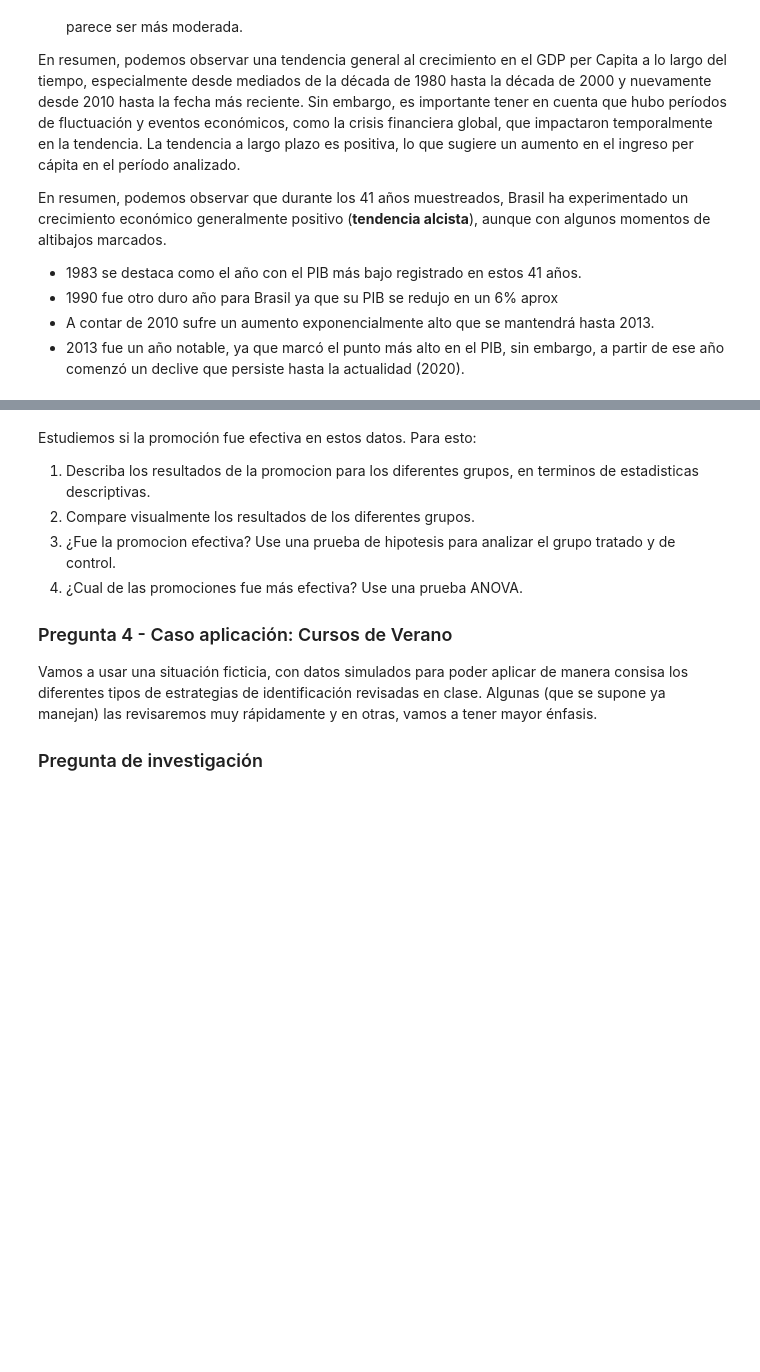
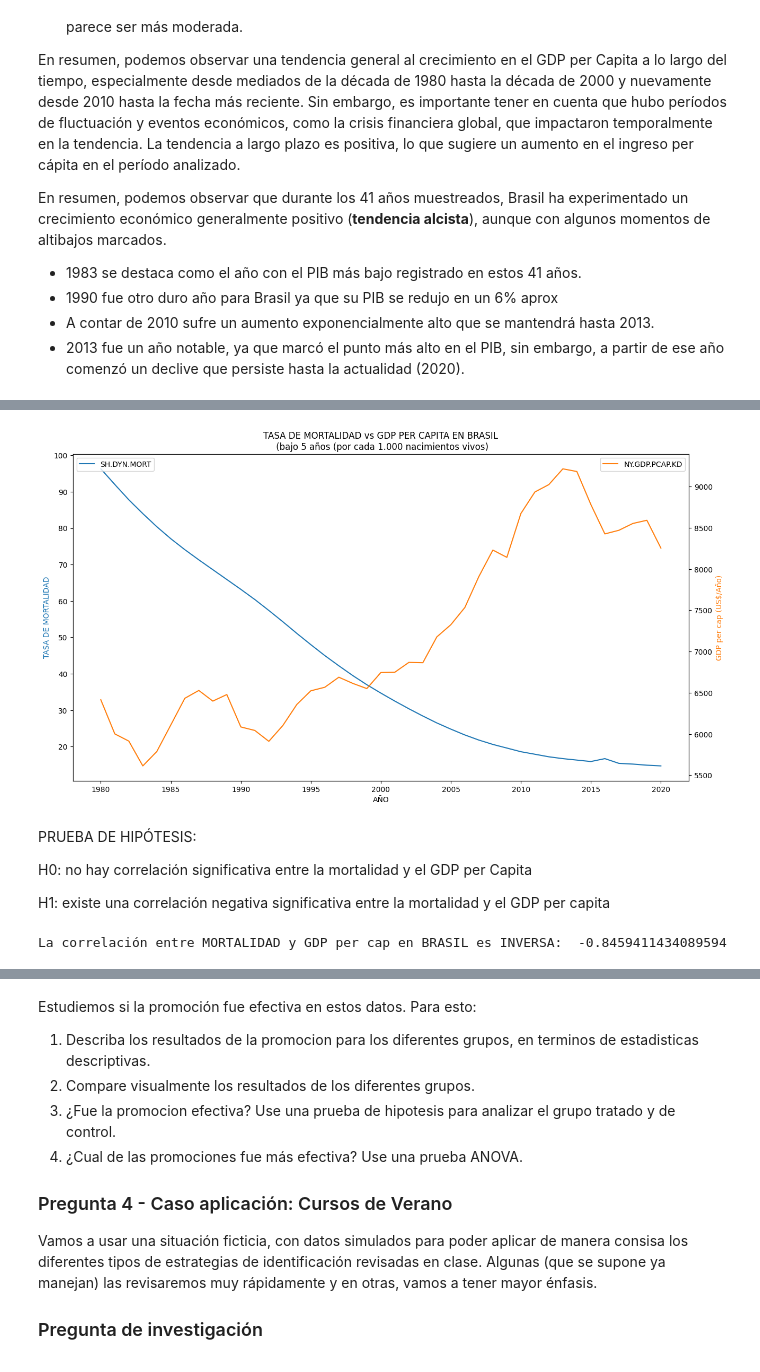
Before and after one commit to cindygarcia/TrabajoAnalisisDatos, a Jupyter notebook: taller1_enunciado.ipynb, the cells around one changed output, grey strips where cells are left out. Cells and saved outputs as stored; diff of their text form; code cells hidden in the pictures; blank space fills up the shorter version.

Commit message:
Se agrega respuesta y gráficos para la pregunta 2

```diff
--- a/taller1_enunciado.ipynb
+++ b/taller1_enunciado.ipynb
@@ -259,0 +301,14 @@ lascompras de cada usuario.
+# %%
+#ORDENEMOS LOS DF POR AÑO
+#Ahora ordenamos el de Mortalidad
+#Lo copio par que no me modifique el dataframe original
+#df_Mort_p
+
+df_Mort_p_copy = df_Mort_p.copy()
+#reseteo el índice
+df_Mort_p_copy.reset_index(inplace = True)
+#Ahora lo ordeno
+df_Mort_p_copy_sorted = df_Mort_p_copy.sort_values(by='year')
+#Reseteo el indice
+df_Mort_p_copy_sorted.set_index(['year'], inplace=True)
+df_Mort_p_copy_sorted.head()
@@ -259,0 +323,61 @@ lascompras de cada usuario.
+# %%
+#GRAFIQUEMOS MORTALIDAD e INGRESO X CAP
+import matplotlib.pyplot as plt
+
+#df_Mort_p_copy_sorted
+#df_GDPpc_p_copy_sorted
+
+# Create a figure and primary axis
+fig, ax1 = plt.subplots(figsize = (15, 8))
+
+#Recordar que: SH.DYN.MORT": "Mortality rate, under-5 (per 1,000 live births)
+# Plot Mortalidad data on the primary axis
+df_Mort_p_copy_sorted['1980':].plot(ax=ax1, label='MORTALIDAD (xx/xx)', color='tab:blue')
+
+# Set y-axis label for the primary axis
+ax1.set_ylabel('TASA DE MORTALIDAD', color='tab:blue')
+
+# Create a secondary axis sharing the same x-axis
+ax2 = ax1.twinx()
+
+plt.title(f"TASA DE MORTALIDAD vs GDP PER CAPITA EN {pp}\n (bajo 5 años (por cada 1.000 nacimientos vivos)")
+
+# Plot GDP per capita data on the secondary axis
+df_GDPpc_p_copy_sorted['1980':].plot(ax=ax2, label='GDP per cap (US$/Año)', color='tab:orange')
+
+# Set y-axis label for the secondary axis
+ax2.set_ylabel('GDP per cap (US$/Año)', color='tab:orange')
+
+# Set x-axis label
+ax1.set_xlabel('AÑO')
+
+# Add legends for both axes
+ax1.legend(loc='upper left')
+ax2.legend(loc='upper right')
+
+# Show the plot
+plt.show()
+# %% [output]
+[figure, added]
+# %% [markdown]
+PRUEBA DE HIPÓTESIS:
+
+H0: no hay correlación significativa entre la  mortalidad y el GDP per Capita
+
+H1: existe una correlación negativa significativa entre la mortalidad y el GDP per capita
+# %%
+#CALCULEMOS LA CORRELACIÓN ENTRE MORTALIDAD e GDP PER CAPITa
+#Las series son: NY.GDP.PCAP.KD	y NY.GDP.MKTP.CD.
+
+#Separamos las dos series que queremos corelacionar
+MORT = df_Mort_p_copy_sorted['SH.DYN.MORT']
+GDP_per_cap = df_GDPpc_p_copy_sorted['NY.GDP.PCAP.KD']
+
+# Usamos el método corr para calcular la correlación
+correlacion = MORT.corr(GDP_per_cap)
+if correlacion >= 0:
+    print(f"La correlación entre MORTALIDAD y GDP per cap en {pp} es: ", correlacion)
+else:
+    print(f"La correlación entre MORTALIDAD y GDP per cap en {pp} es INVERSA: ", correlacion)
+# %% [output]
+La correlación entre MORTALIDAD y GDP per cap en BRASIL es INVERSA:  -0.8459411434089594
```
Also changed, not shown: parts of 9 cells of this notebook.
